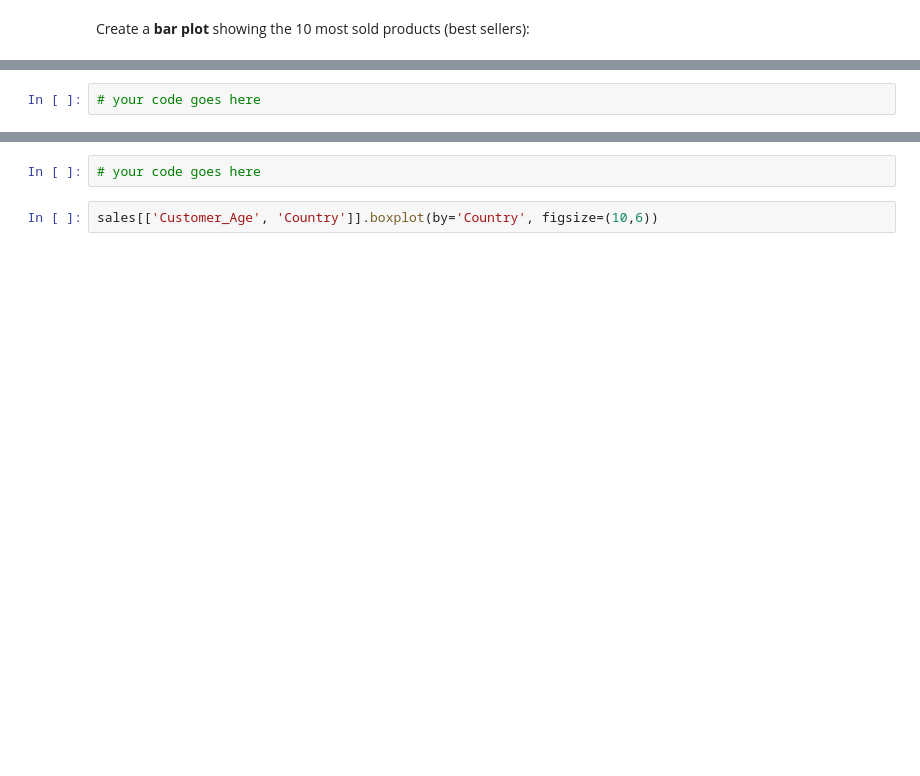
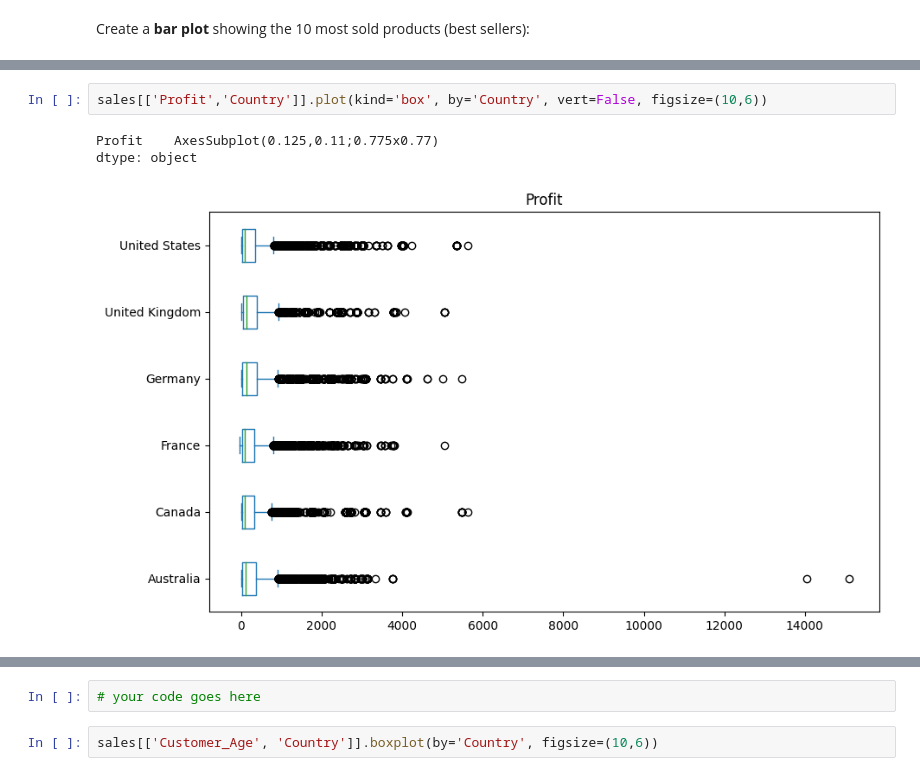
Before and after one commit to TshepoKubeka/FreeCodeCamp-Pandas-Real-Life-Example, a Jupyter notebook: Exercises_1.ipynb, the cells around one changed output, grey strips where cells are left out. Saved outputs shown, nothing was run; the diff lists cells and outputs as text; blank space fills up the shorter version.

```diff
--- a/Exercises_1.ipynb
+++ b/Exercises_1.ipynb
@@ -262,5 +316,9 @@ sales.plot(kind='scatter', x='Order_Quantity', y='Profit', figsize=(6,6))
 ### Can you see any relationship between `Profit` per `Country`?
 
 Show a grouped <b>box plot</b> per country with the profit values.
-# %%
-# your code goes here
+# %%
+sales[['Profit','Country']].plot(kind='box', by='Country', vert=False, figsize=(10,6))
+# %% [output]
+Profit    AxesSubplot(0.125,0.11;0.775x0.77)
+dtype: object
+[figure, added]
```
Also changed, not shown: parts of 15 cells of this notebook.
